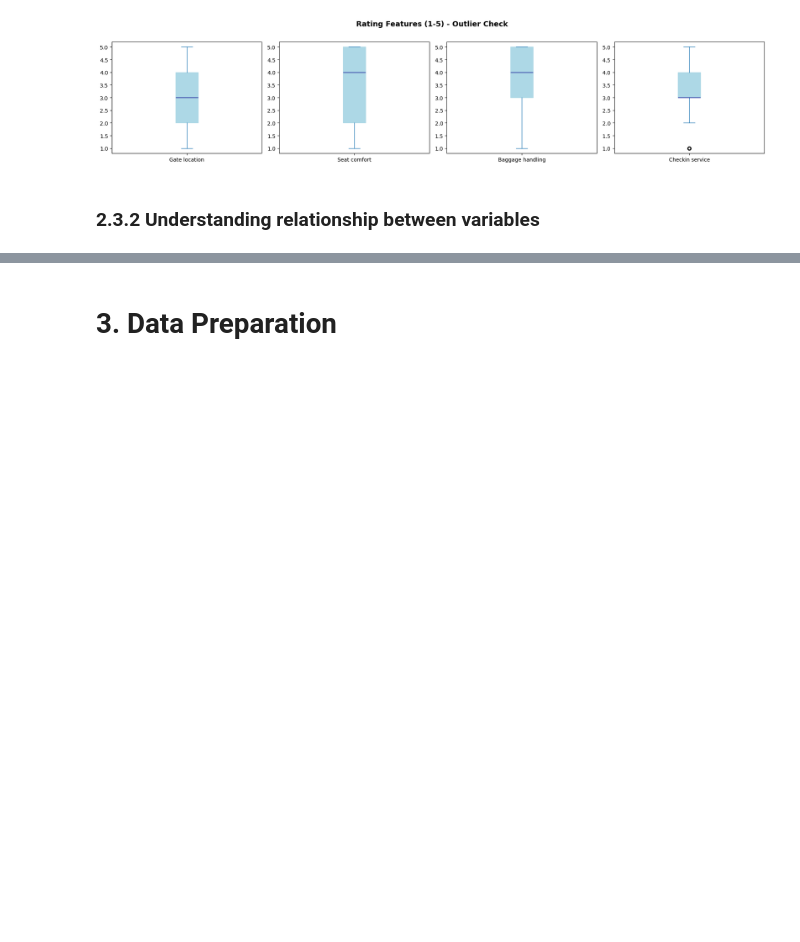
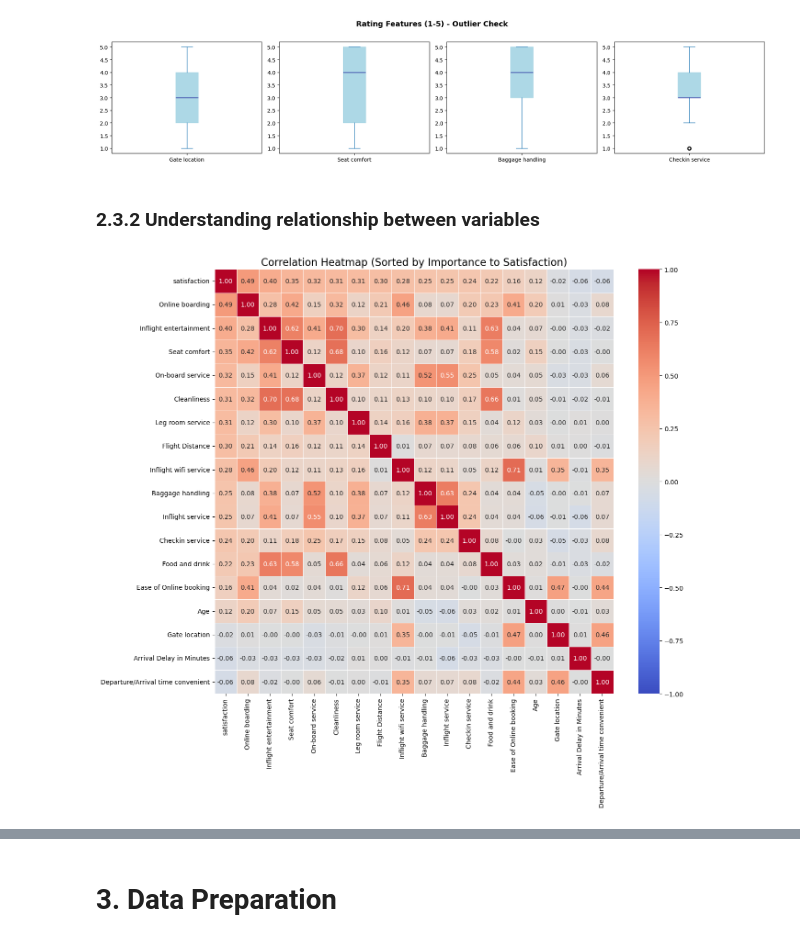
Before and after one commit to EthanYip-prog/MLDP_Project, a Jupyter notebook: MLDP_Project_Ethan.ipynb, the cells around one changed output, grey strips where cells are left out. Drawn from its saved outputs; the diff is of its cells as text; code cells hidden in the pictures; blank space fills up the shorter version.

```diff
--- a/MLDP_Project_Ethan.ipynb
+++ b/MLDP_Project_Ethan.ipynb
@@ -320,4 +322,41 @@ plot_box_grid(rating_features, 'Rating Features (1-5) - Outlier Check')
 # %% [markdown]
 ### 2.3.2 Understanding relationship between variables
 # %%
-## Understanding relationship between variables
+## Understanding relationship between variables (Heatmap)
+# Correlation heatmap (sorted by relevance to target) - Pearson
+
+# 1. Create a temporary copy for visualization to protect the original data
+df_viz = df.copy()
+
+# 2. Encode the target variable 'satisfaction'
+# We map 'satisfied' to 1 and 'neutral or dissatisfied' to 0
+df_viz['satisfaction'] = df_viz['satisfaction'].map({'satisfied': 1, 'neutral or dissatisfied': 0})
+
+# 3. Drop redundant columns
+# 'Departure Delay' is usually 99% correlated with 'Arrival Delay'. We only need one.
+# We also drop the remaining categorical columns (Gender, etc.) as they don't work in a standard correlation heatmap
+df_viz = df_viz.drop(columns=['Departure Delay in Minutes'])
+numeric_df = df_viz.select_dtypes(include=['number'])
+
+# 4. Calculate Correlation
+corr_matrix = numeric_df.corr()
+
+# 5. SORTING (The crucial step for "Relevance")
+# This sorts the matrix columns/rows by their correlation with 'satisfaction'
+# so the most important features are grouped together at the top/left.
+cols_sorted = corr_matrix.nlargest(len(numeric_df.columns), 'satisfaction')['satisfaction'].index
+sorted_corr = numeric_df[cols_sorted].corr()
+
+# 6. Plot the Heatmap
+plt.figure(figsize=(14, 12))
+sns.heatmap(sorted_corr,
+            annot=True,
+            fmt=".2f",
+            cmap='coolwarm',
+            vmin=-1, vmax=1,
+            linewidths=0.5)
+
+plt.title('Correlation Heatmap (Sorted by Importance to Satisfaction)', fontsize=16)
+plt.show()
+# %% [output]
+[figure, added]
```
Also changed, not shown: parts of 6 cells of this notebook.
